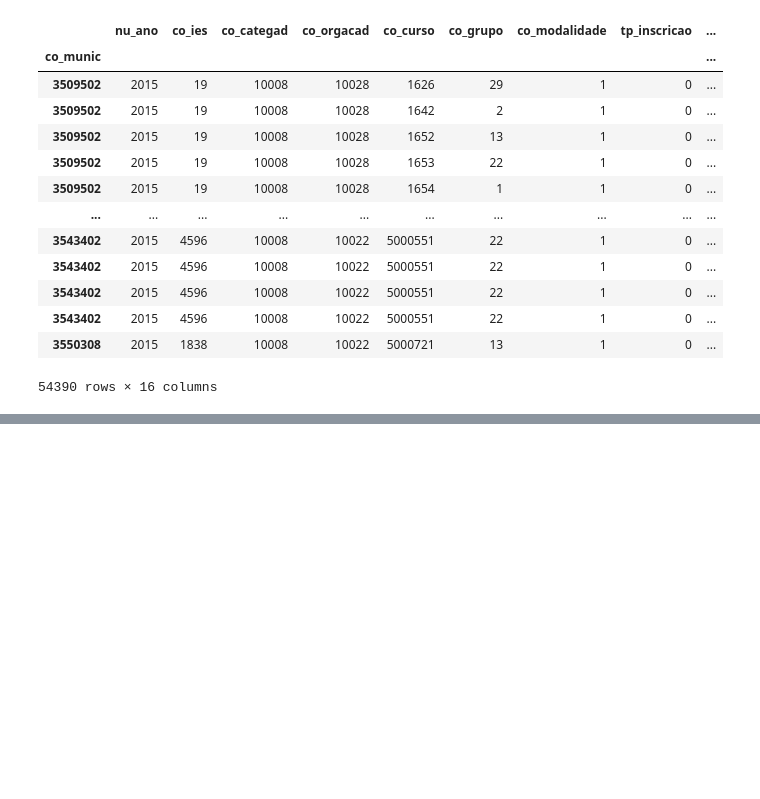
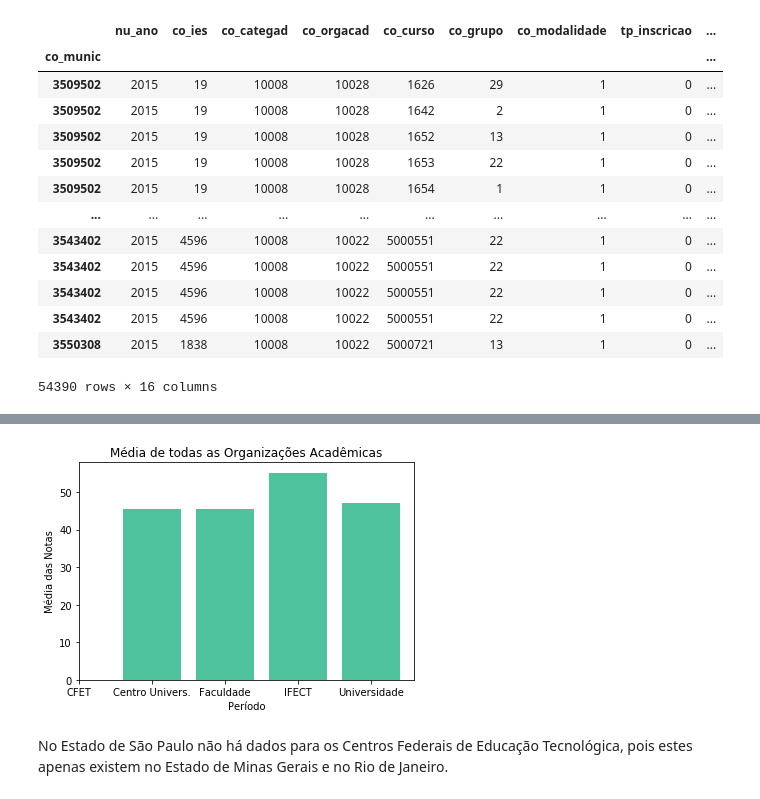
Before and after one commit to edsonbrendon/DataScienceIDD, a Jupyter notebook: Projeto DataScience IDD/DataScienceIDD/DataScience.ipynb, the cells around one changed output, grey strips where cells are left out. Drawn from its saved outputs; the diff is of its cells as text; code cells hidden in the pictures; blank space fills up the shorter version.

```diff
--- a/Projeto DataScience IDD/DataScienceIDD/DataScience.ipynb
+++ b/Projeto DataScience IDD/DataScienceIDD/DataScience.ipynb
@@ -216,0 +203,28 @@ plt.show()
+# %%
+# Criando gráfico
+org = ['CEFET',
+        'Centro Univers.',
+        'Faculdade',
+        'IFECT',
+        'Universidade']
+quant = [sp1915, sp2015, sp2215, sp2615, sp2815]
+plt.bar(org, quant, color='#4EC29D')
+
+# Aqui definimos as legendas de cada barra no eixo X
+plt.xticks(org)
+
+# A label para o eixo Y
+plt.ylabel('Média das Notas')
+
+# A label para o eixo X
+plt.xlabel('Período')
+
+# O título do gráfico
+plt.title('Média de todas as Organizações Acadêmicas')
+
+# Chamamos o método show() para mostrar o gráfico na tela
+plt.show()
+# %% [output]
+[figure, added]
+# %% [markdown]
+No Estado de São Paulo não há dados para os Centros Federais de Educação Tecnológica, pois estes apenas existem no Estado de Minas Gerais e no Rio de Janeiro.
```
Also changed, not shown: parts of 11 cells of this notebook.
